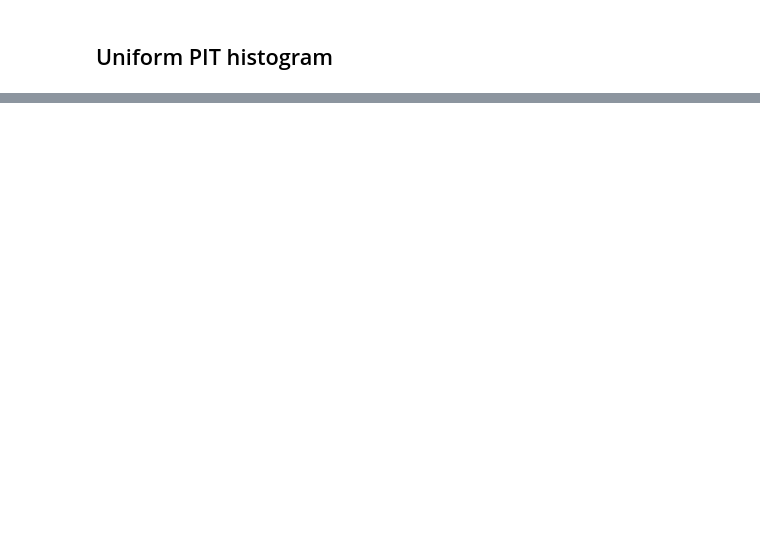
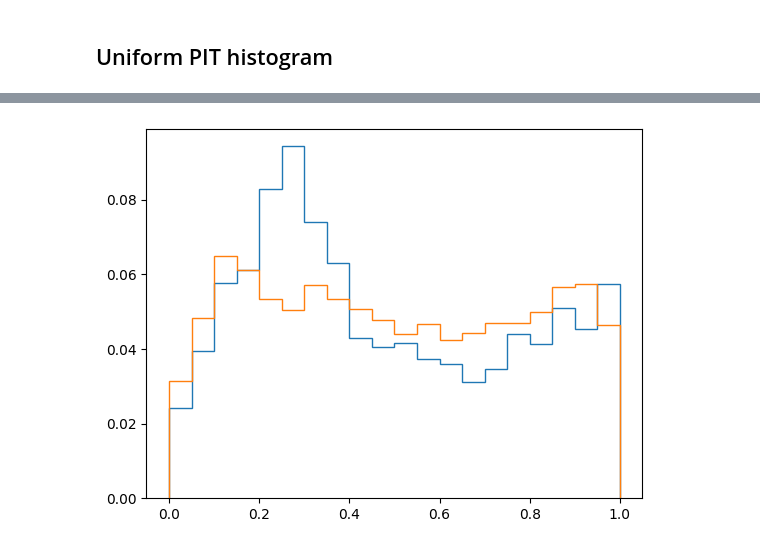
Before and after one commit to podondra/calibration, a Jupyter notebook: experiment.ipynb, the cells around one changed output, grey strips where cells are left out. Cells and saved outputs as stored; diff of their text form; code cells hidden in the pictures; blank space fills up the shorter version.

```diff
--- a/experiment.ipynb
+++ b/experiment.ipynb
@@ -92,0 +184,2 @@ dist_protein
+# %%
+alpha, mu, s2 = mdn_protein.predict(X_valid)
@@ -92,0 +188,14 @@ dist_protein
+# %%
+def normal_cdf(x, mean, variance):
+    return 0.5 + 0.5 * torch.erf((x - mean) / (torch.sqrt(variance) * math.sqrt(2.0)))
+
+def gmm_pit(coeffs, means, variances, y):
+    return torch.sum(coeffs * normal_cdf(y, means, variances), dim=-1, keepdim=True)
+
+pit_values = gmm_pit(alpha, mu, s2, y_valid)
+pit_hist = pit.pit_hist(pit_values, BINS)
+_, ax = plt.subplots()
+plot.pit_hist(ax, pit_hist_protein, BINS)
+plot.pit_hist(ax, pit_hist, BINS)
+# %% [output]
+[figure, added]
```
Also changed, not shown: parts of 24 cells of this notebook, 8 other files.
